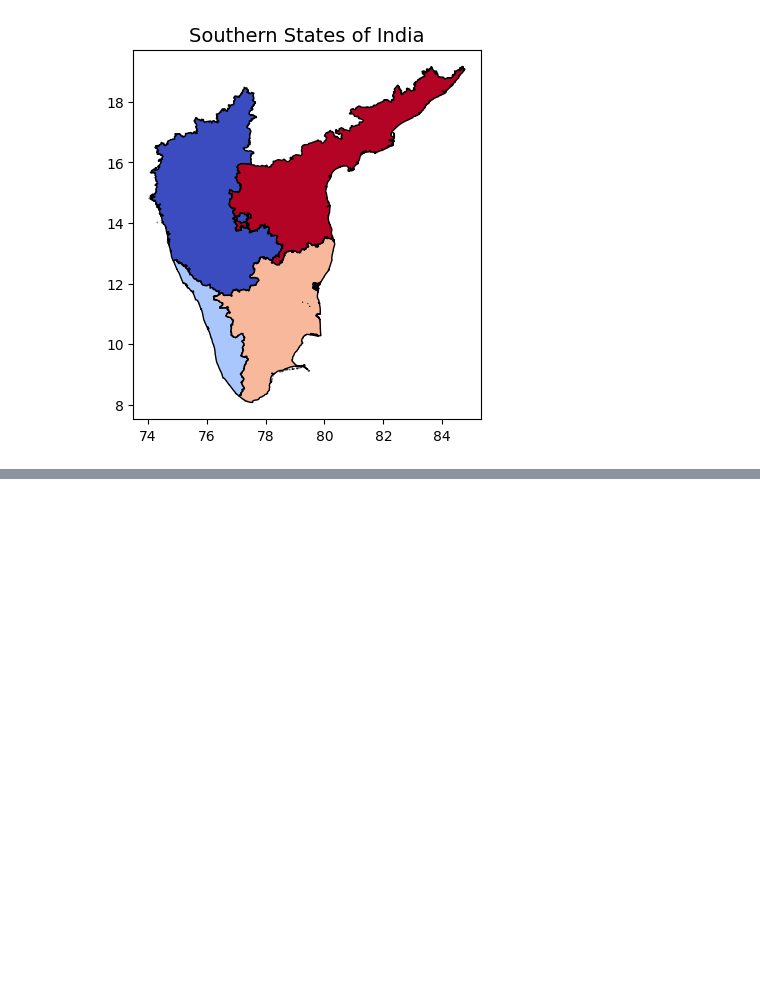
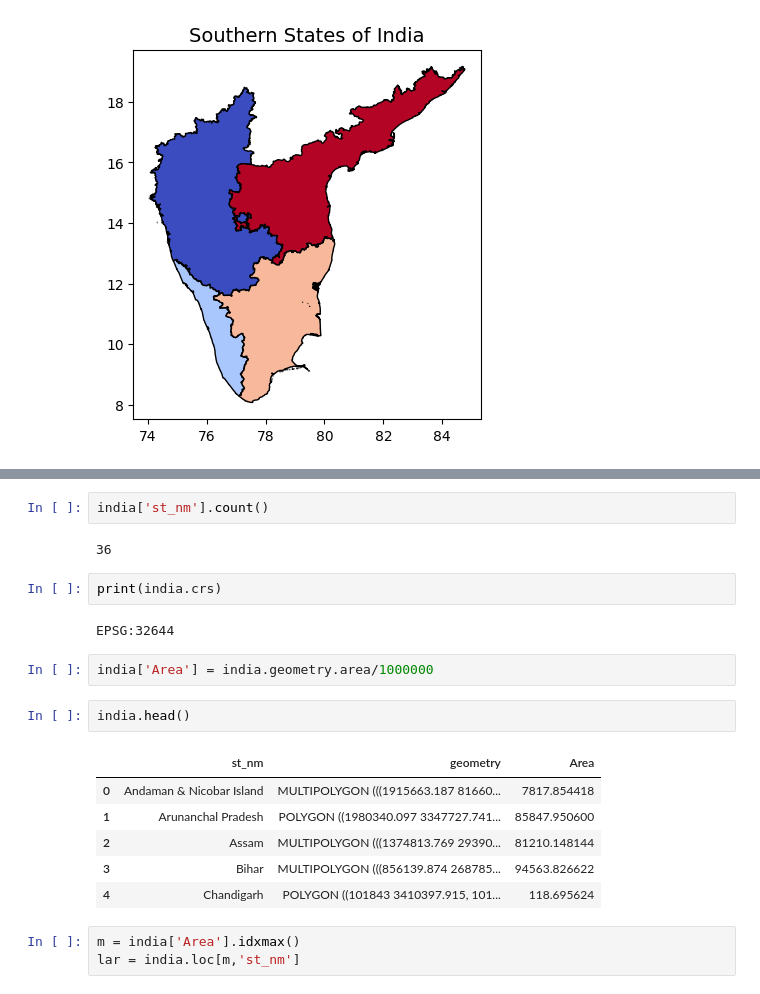
Before and after one commit to HimanshuHeda/Advance_Python, a Jupyter notebook: Geospatial_geopandas.ipynb, the cells around one changed output, grey strips where cells are left out. Cells and saved outputs as stored; diff of their text form; blank space fills up the shorter version.

```diff
--- a/Geospatial_geopandas.ipynb
+++ b/Geospatial_geopandas.ipynb
@@ -125,0 +151,22 @@ plt.show()
+# %%
+india['st_nm'].count()
+# %% [output]
+36
+# %%
+print(india.crs)
+# %% [output]
+EPSG:32644
+# %%
+india['Area'] = india.geometry.area/1000000
+# %%
+india.head()
+# %% [output]
+|  | st_nm | geometry | Area |
+| 0 | Andaman & Nicobar Island | MULTIPOLYGON (((1915663.187 81660... | 7817.854418 |
+| 1 | Arunanchal Pradesh | POLYGON ((1980340.097 3347727.741... | 85847.950600 |
+| 2 | Assam | MULTIPOLYGON (((1374813.769 29390... | 81210.148144 |
+| 3 | Bihar | MULTIPOLYGON (((856139.874 268785... | 94563.826622 |
+| 4 | Chandigarh | POLYGON ((101843 3410397.915, 101... | 118.695624 |
+# %%
+m = india['Area'].idxmax()
+lar = india.loc[m,'st_nm']
```
Also changed, not shown: parts of 5 cells of this notebook, 2 other files.
